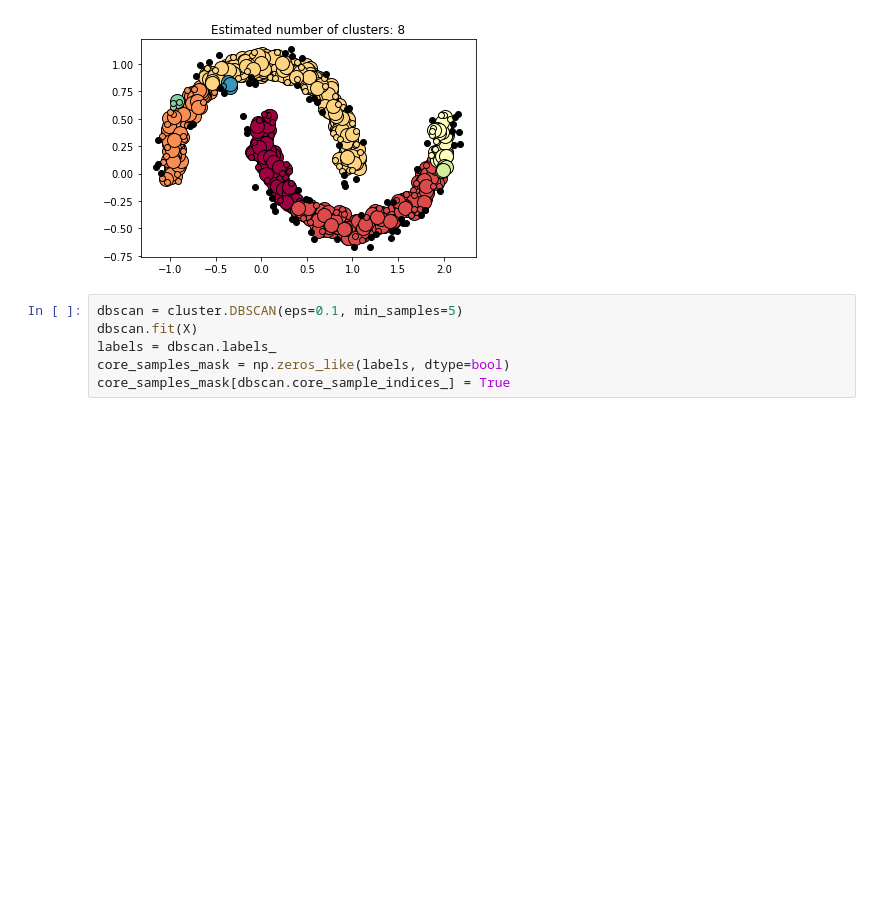
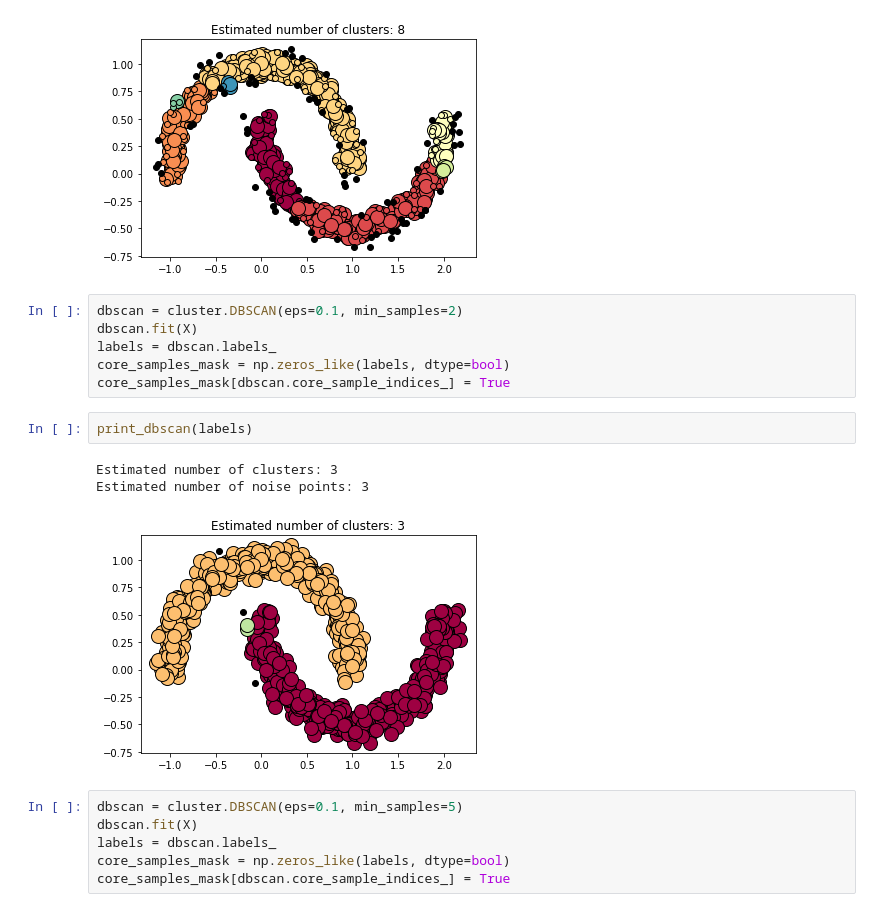
Before and after one commit to franjmelchor/Mod_Av_Min_Datos_PEC2, a Jupyter notebook: code/20202_M2.855_PEC2-Enunciado.ipynb, the cells around one changed output. Saved outputs shown, nothing was run; the diff lists cells and outputs as text; blank space fills up the shorter version.

```diff
--- a/code/20202_M2.855_PEC2-Enunciado.ipynb
+++ b/code/20202_M2.855_PEC2-Enunciado.ipynb
@@ -392,6 +424,18 @@ print_dbscan(labels)
 Estimated number of clusters: 8
 Estimated number of noise points: 78
 [figure]
+# %%
+dbscan = cluster.DBSCAN(eps=0.1, min_samples=2)
+dbscan.fit(X)
+labels = dbscan.labels_
+core_samples_mask = np.zeros_like(labels, dtype=bool)
+core_samples_mask[dbscan.core_sample_indices_] = True
+# %%
+print_dbscan(labels)
+# %% [output]
+Estimated number of clusters: 3
+Estimated number of noise points: 3
+[figure, added]
 # %%
 dbscan = cluster.DBSCAN(eps=0.1, min_samples=5)
 dbscan.fit(X)
```
Also changed, not shown: parts of 32 cells of this notebook.
